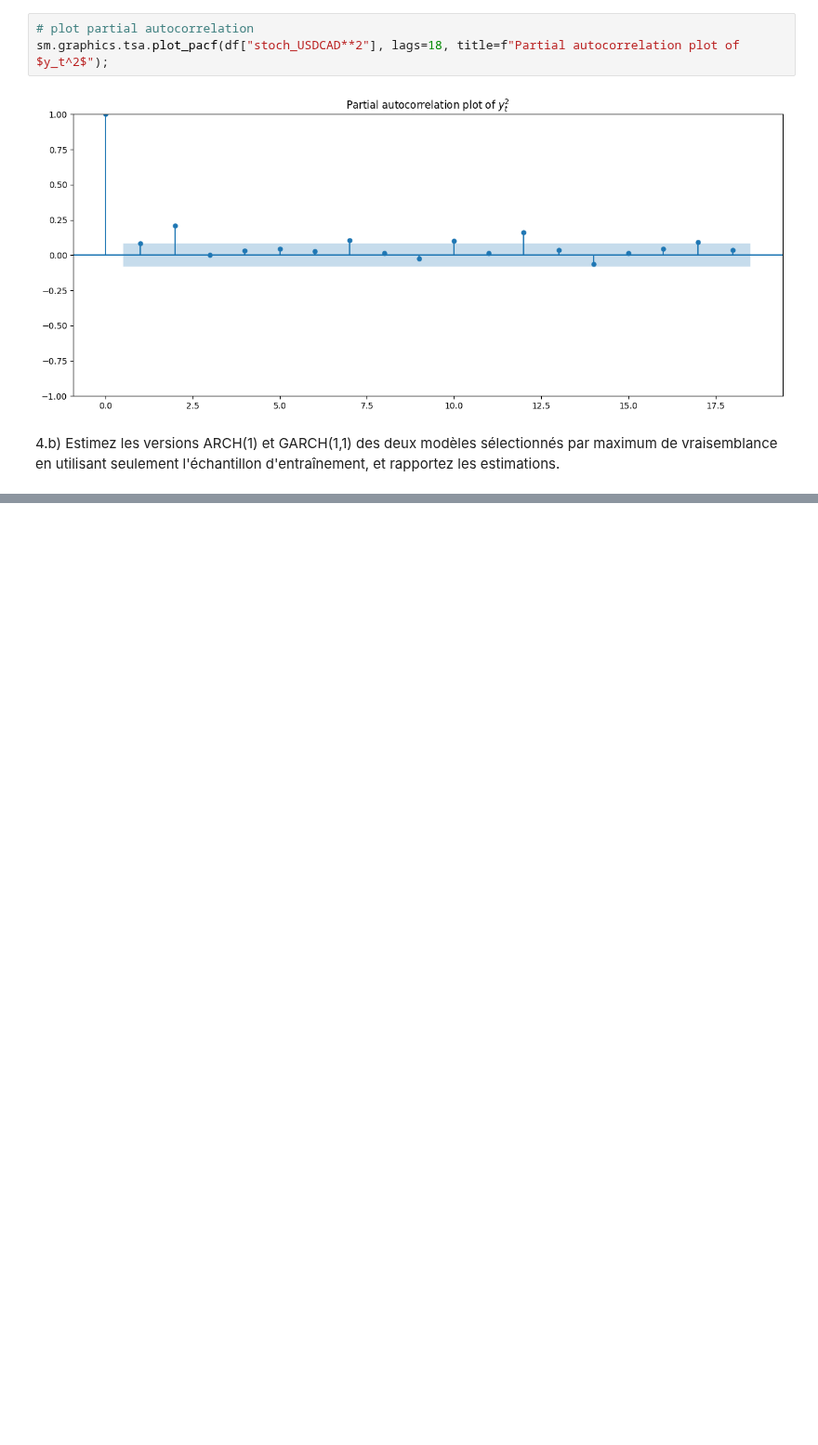
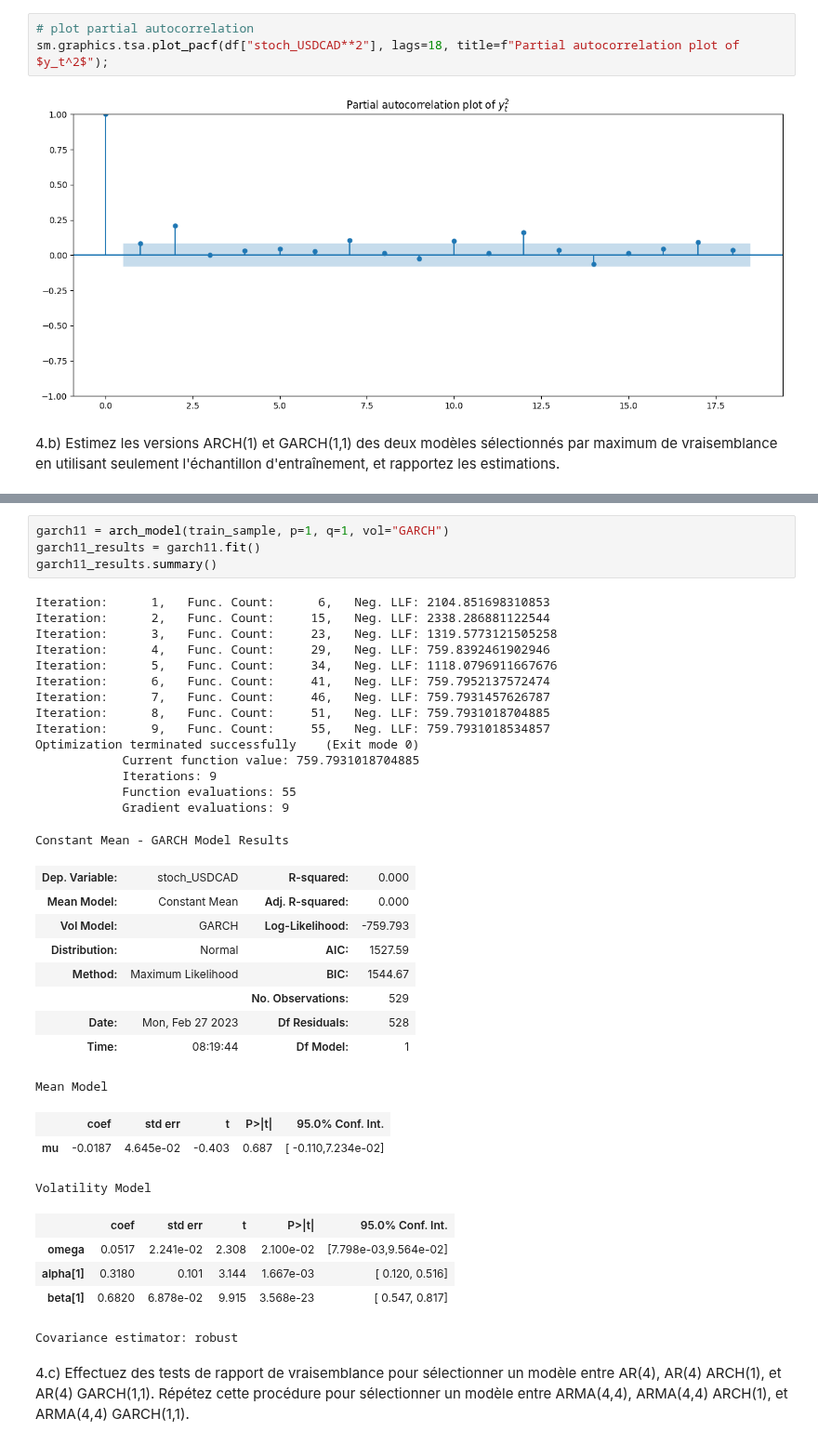
Before and after one commit to Thomas4390/econometrics_tp1, a Jupyter notebook: tp1.ipynb, the cells around one changed output, grey strips where cells are left out. Shown at 93% size. Saved outputs shown, nothing was run; the diff lists cells and outputs as text; blank space fills up the shorter version.

```diff
--- a/tp1.ipynb
+++ b/tp1.ipynb
@@ -762,0 +794,39 @@ arch1 = arch_model(train_sample, p=1, q=0)
+# %%
+garch11 = arch_model(train_sample, p=1, q=1, vol="GARCH")
+garch11_results = garch11.fit()
+garch11_results.summary()
+# %% [output]
+Iteration:      1,   Func. Count:      6,   Neg. LLF: 2104.851698310853
+Iteration:      2,   Func. Count:     15,   Neg. LLF: 2338.286881122544
+Iteration:      3,   Func. Count:     23,   Neg. LLF: 1319.5773121505258
+Iteration:      4,   Func. Count:     29,   Neg. LLF: 759.8392461902946
+Iteration:      5,   Func. Count:     34,   Neg. LLF: 1118.0796911667676
+Iteration:      6,   Func. Count:     41,   Neg. LLF: 759.7952137572474
+Iteration:      7,   Func. Count:     46,   Neg. LLF: 759.7931457626787
+Iteration:      8,   Func. Count:     51,   Neg. LLF: 759.7931018704885
+Iteration:      9,   Func. Count:     55,   Neg. LLF: 759.7931018534857
+Optimization terminated successfully    (Exit mode 0)
+            Current function value: 759.7931018704885
+            Iterations: 9
+            Function evaluations: 55
+            Gradient evaluations: 9
+Constant Mean - GARCH Model Results
+| Dep. Variable: | stoch_USDCAD | R-squared: | 0.000 |
+| Mean Model: | Constant Mean | Adj. R-squared: | 0.000 |
+| Vol Model: | GARCH | Log-Likelihood: | -759.793 |
+| Distribution: | Normal | AIC: | 1527.59 |
+| Method: | Maximum Likelihood | BIC: | 1544.67 |
+|  |  | No. Observations: | 529 |
+| Date: | Mon, Feb 27 2023 | Df Residuals: | 528 |
+| Time: | 08:19:44 | Df Model: | 1 |
+Mean Model
+|  | coef | std err | t | P>|t| | 95.0% Conf. Int. |
+| mu | -0.0187 | 4.645e-02 | -0.403 | 0.687 | [ -0.110,7.234e-02] |
+Volatility Model
+|  | coef | std err | t | P>|t| | 95.0% Conf. Int. |
+| omega | 0.0517 | 2.241e-02 | 2.308 | 2.100e-02 | [7.798e-03,9.564e-02] |
+| alpha[1] | 0.3180 | 0.101 | 3.144 | 1.667e-03 | [ 0.120, 0.516] |
+| beta[1] | 0.6820 | 6.878e-02 | 9.915 | 3.568e-23 | [ 0.547, 0.817] |
+Covariance estimator: robust
+# %% [markdown]
+4.c) Effectuez des tests de rapport de vraisemblance pour sélectionner un modèle entre AR(4), AR(4) ARCH(1), et AR(4) GARCH(1,1). Répétez cette procédure pour sélectionner un modèle entre ARMA(4,4), ARMA(4,4) ARCH(1), et ARMA(4,4) GARCH(1,1).
```
Also changed, not shown: parts of 21 cells of this notebook.
